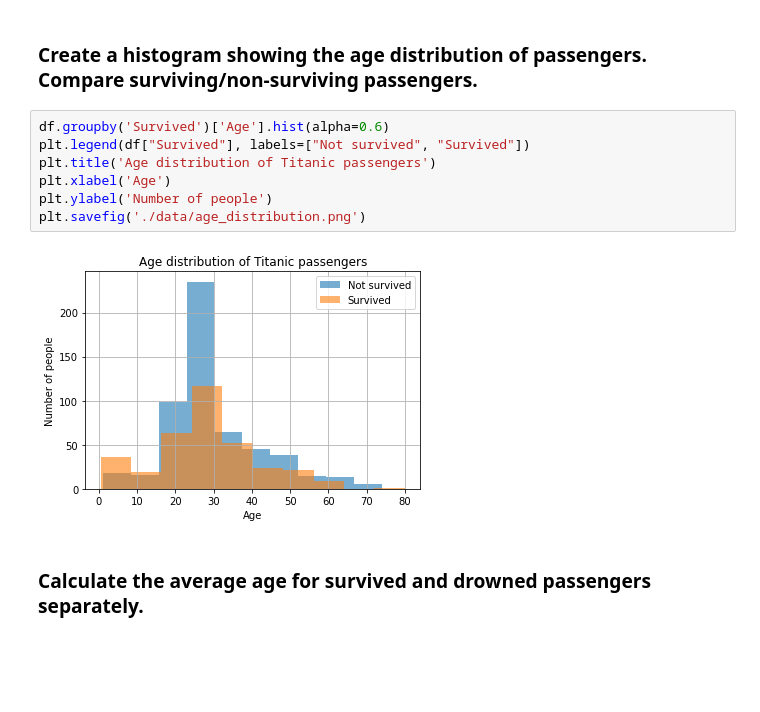
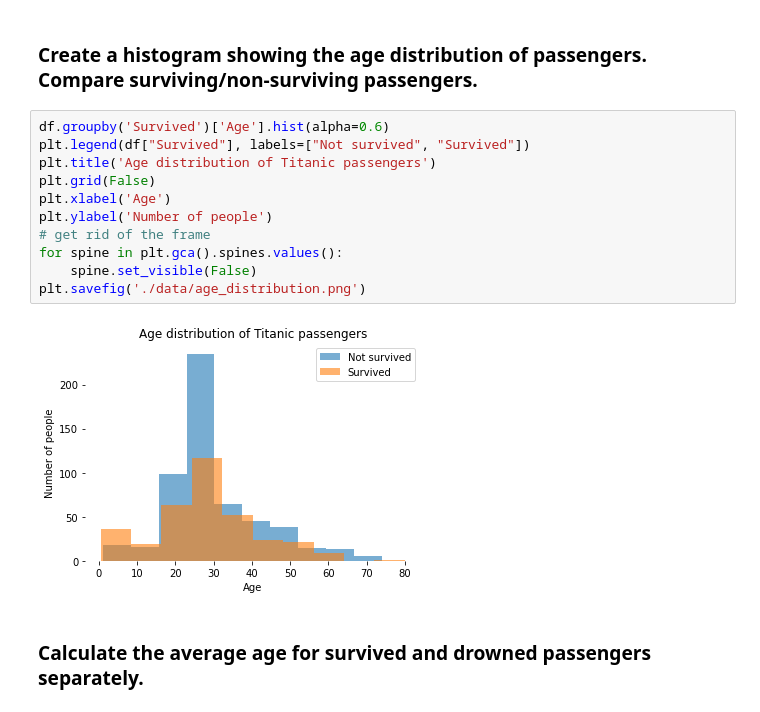
Before and after one commit to madinamarat/machine_learning_projects, a Jupyter notebook: 02_titanic/exploratory_data_analysis.ipynb, the cells around one changed output. Cells and saved outputs as stored; diff of their text form; blank space fills up the shorter version.

```diff
--- a/02_titanic/exploratory_data_analysis.ipynb
+++ b/02_titanic/exploratory_data_analysis.ipynb
@@ -48,12 +48,16 @@ df.groupby(['Sex', 'Pclass'])['Pclass'].count().unstack(1).plot.bar()
 # %%
 df.groupby('Survived')['Age'].hist(alpha=0.6)
 plt.legend(df["Survived"], labels=["Not survived", "Survived"])
 plt.title('Age distribution of Titanic passengers')
+plt.grid(False)
 plt.xlabel('Age')
 plt.ylabel('Number of people')
+# get rid of the frame
+for spine in plt.gca().spines.values():
+    spine.set_visible(False)
 plt.savefig('./data/age_distribution.png')
 # %% [output]
-[figure, old version]
+[figure, new version]
 # %% [markdown]
 ### Calculate the average age for survived and drowned passengers separately.
 # %%
```
Also changed, not shown: 3 other files.
